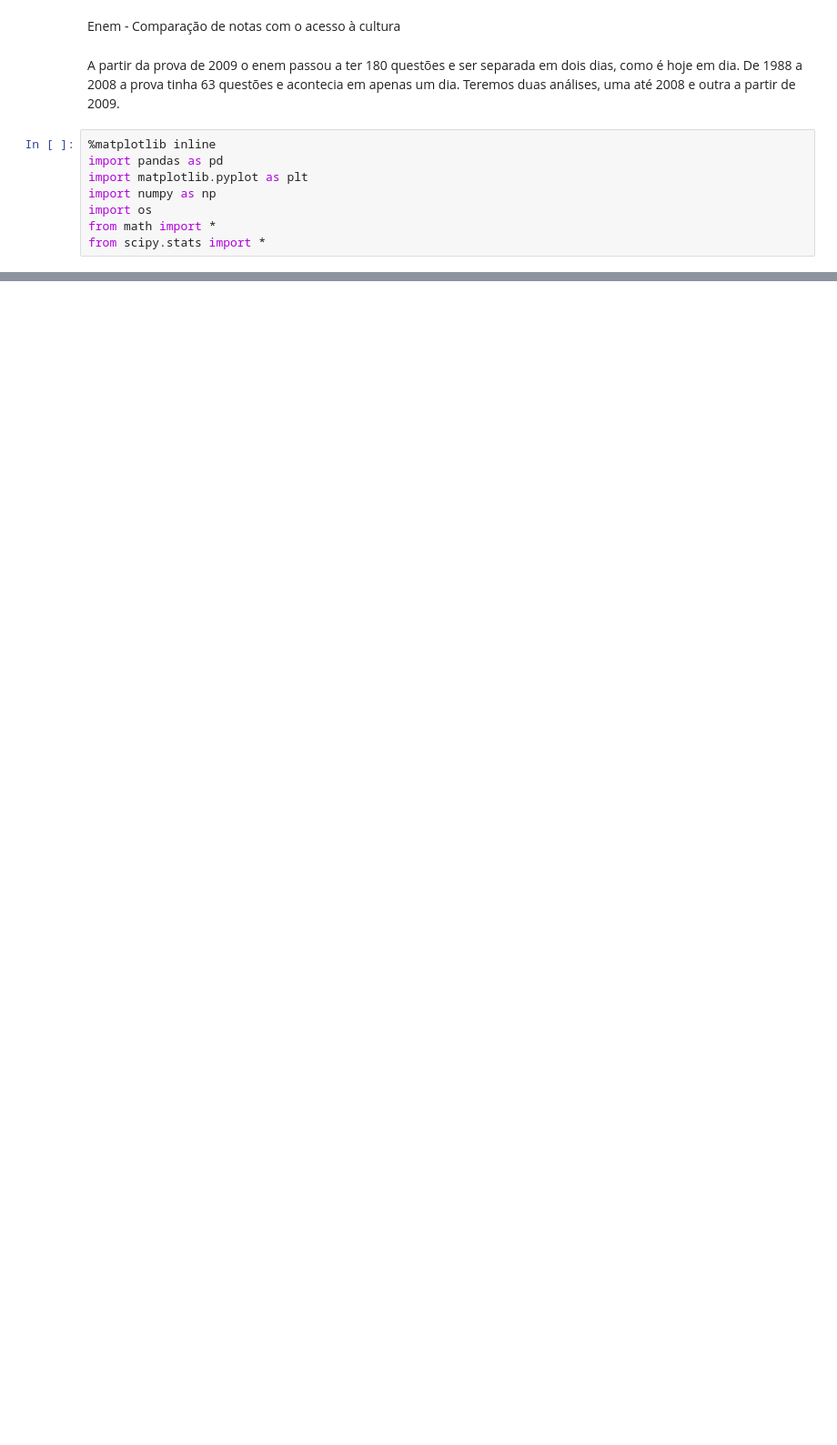
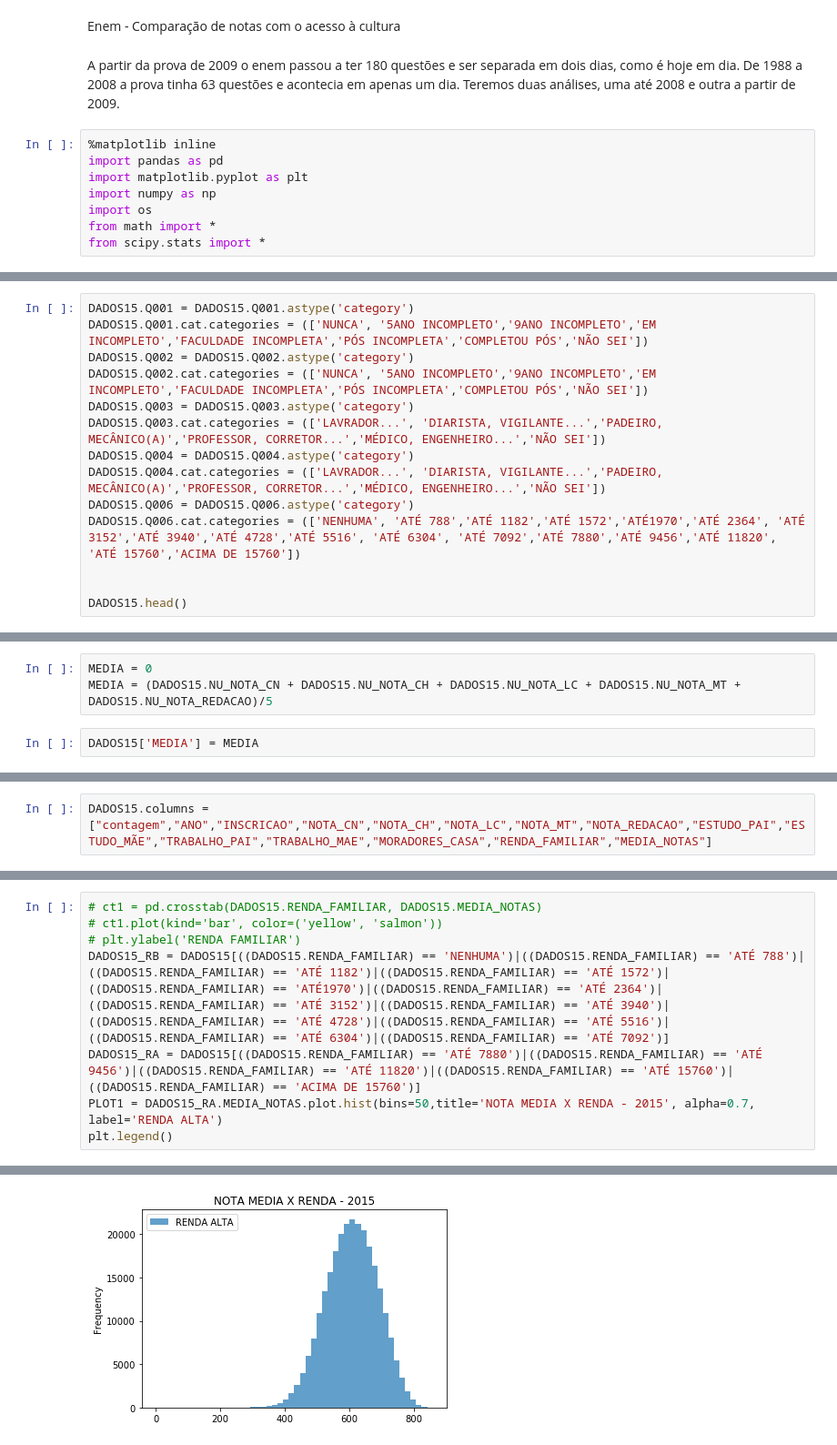
Before and after one commit to manucirne/Projeto3_CD, a Jupyter notebook: Projeto3 - Manoela Campos.ipynb, the cells around one changed output, grey strips where cells are left out. Shown at 91% size. Cells and saved outputs as stored; diff of their text form; blank space fills up the shorter version.

```diff
--- a/Projeto3 - Manoela Campos.ipynb
+++ b/Projeto3 - Manoela Campos.ipynb
@@ -22,0 +25,14 @@ dados12
+# %%
+DADOS15.Q001 = DADOS15.Q001.astype('category')
+DADOS15.Q001.cat.categories = (['NUNCA', '5ANO INCOMPLETO','9ANO INCOMPLETO','EM INCOMPLETO','FACULDADE INCOMPLETA','PÓS INCOMPLETA','COMPLETOU PÓS','NÃO SEI'])
+DADOS15.Q002 = DADOS15.Q002.astype('category')
+DADOS15.Q002.cat.categories = (['NUNCA', '5ANO INCOMPLETO','9ANO INCOMPLETO','EM INCOMPLETO','FACULDADE INCOMPLETA','PÓS INCOMPLETA','COMPLETOU PÓS','NÃO SEI'])
+DADOS15.Q003 = DADOS15.Q003.astype('category')
+DADOS15.Q003.cat.categories = (['LAVRADOR...', 'DIARISTA, VIGILANTE...','PADEIRO, MECÂNICO(A)','PROFESSOR, CORRETOR...','MÉDICO, ENGENHEIRO...','NÃO SEI'])
+DADOS15.Q004 = DADOS15.Q004.astype('category')
+DADOS15.Q004.cat.categories = (['LAVRADOR...', 'DIARISTA, VIGILANTE...','PADEIRO, MECÂNICO(A)','PROFESSOR, CORRETOR...','MÉDICO, ENGENHEIRO...','NÃO SEI'])
+DADOS15.Q006 = DADOS15.Q006.astype('category')
+DADOS15.Q006.cat.categories = (['NENHUMA', 'ATÉ 788','ATÉ 1182','ATÉ 1572','ATÉ1970','ATÉ 2364', 'ATÉ 3152','ATÉ 3940','ATÉ 4728','ATÉ 5516', 'ATÉ 6304', 'ATÉ 7092','ATÉ 7880','ATÉ 9456','ATÉ 11820', 'ATÉ 15760','ACIMA DE 15760'])
+
+
+DADOS15.head()
@@ -22,0 +51,5 @@ dados12
+# %%
+MEDIA = 0
+MEDIA = (DADOS15.NU_NOTA_CN + DADOS15.NU_NOTA_CH + DADOS15.NU_NOTA_LC + DADOS15.NU_NOTA_MT + DADOS15.NU_NOTA_REDACAO)/5
+# %%
+DADOS15['MEDIA'] = MEDIA
@@ -22,0 +62,2 @@ dados12
+# %%
+DADOS15.columns = ["contagem","ANO","INSCRICAO","NOTA_CN","NOTA_CH","NOTA_LC","NOTA_MT","NOTA_REDACAO","ESTUDO_PAI","ESTUDO_MÃE","TRABALHO_PAI","TRABALHO_MAE","MORADORES_CASA","RENDA_FAMILIAR","MEDIA_NOTAS"]
@@ -22,0 +73,9 @@ dados12
+# %%
+# ct1 = pd.crosstab(DADOS15.RENDA_FAMILIAR, DADOS15.MEDIA_NOTAS)
+# ct1.plot(kind='bar', color=('yellow', 'salmon'))
+# plt.ylabel('RENDA FAMILIAR')
+DADOS15_RB = DADOS15[((DADOS15.RENDA_FAMILIAR) == 'NENHUMA')|((DADOS15.RENDA_FAMILIAR) == 'ATÉ 788')|((DADOS15.RENDA_FAMILIAR) == 'ATÉ 1182')|((DADOS15.RENDA_FAMILIAR) == 'ATÉ 1572')|((DADOS15.RENDA_FAMILIAR) == 'ATÉ1970')|((DADOS15.RENDA_FAMILIAR) == 'ATÉ 2364')|((DADOS15.RENDA_FAMILIAR) == 'ATÉ 3152')|((DADOS15.RENDA_FAMILIAR) == 'ATÉ 3940')|((DADOS15.RENDA_FAMILIAR) == 'ATÉ 4728')|((DADOS15.RENDA_FAMILIAR) == 'ATÉ 5516')|((DADOS15.RENDA_FAMILIAR) == 'ATÉ 6304')|((DADOS15.RENDA_FAMILIAR) == 'ATÉ 7092')]
+DADOS15_RA = DADOS15[((DADOS15.RENDA_FAMILIAR) == 'ATÉ 7880')|((DADOS15.RENDA_FAMILIAR) == 'ATÉ 9456')|((DADOS15.RENDA_FAMILIAR) == 'ATÉ 11820')|((DADOS15.RENDA_FAMILIAR) == 'ATÉ 15760')|((DADOS15.RENDA_FAMILIAR) == 'ACIMA DE 15760')]
+PLOT1 = DADOS15_RA.MEDIA_NOTAS.plot.hist(bins=50,title='NOTA MEDIA X RENDA - 2015', alpha=0.7, label='RENDA ALTA')
+plt.legend()
+# %% [output]
@@ -22,0 +83 @@ dados12
+[figure, added]
```
Also changed, not shown: parts of 30 cells of this notebook.
